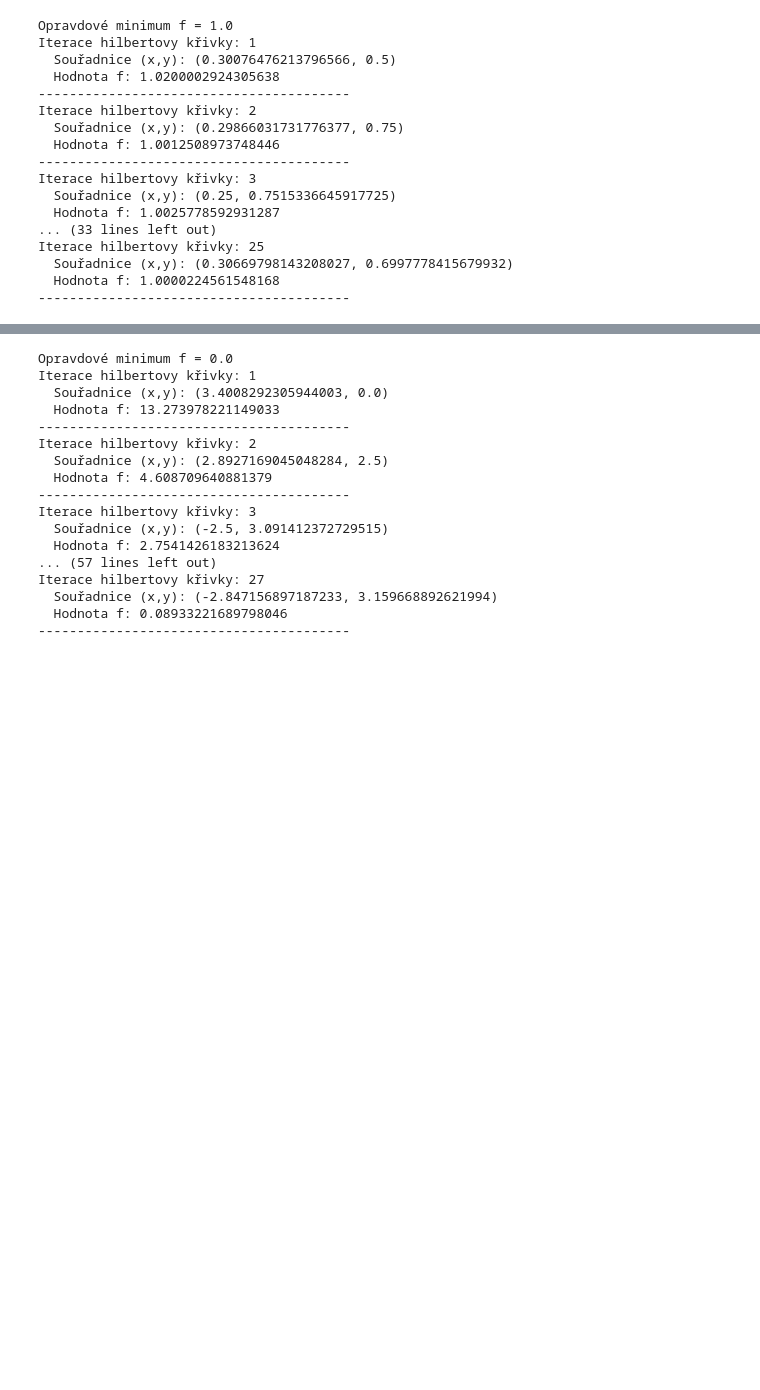
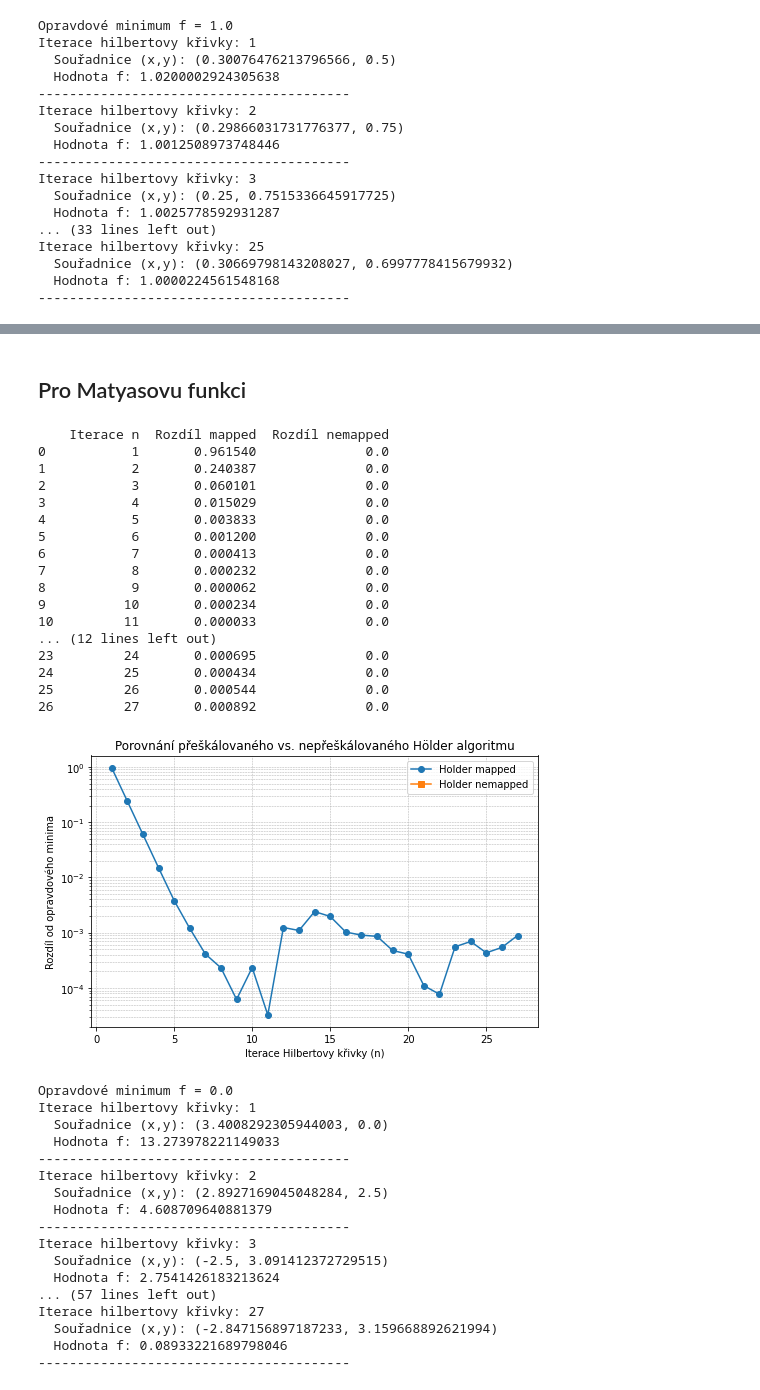
Before and after one commit to NIE0087/BP---prostor-vyplnujici-krivky, a Jupyter notebook: example.ipynb, the cells around one changed output, grey strips where cells are left out. Drawn from its saved outputs; the diff is of its cells as text; code cells hidden in the pictures; blank space fills up the shorter version.

```diff
--- a/example.ipynb
+++ b/example.ipynb
@@ -203,3 +229,32 @@ Iterace hilbertovy křivky: 25
+# %% [markdown]
+## Pro Matyasovu funkci
+# %%
+H = 2 * 1.4142 * 5**(1/2)
+r = 1.1
+eps = 1e-5
+N_vals = [1,2,3,4,5,6,7,8,9,10,11,12,13,14,15,16,17,18,19,20,21,22,23,24,25,26,27]
+max_iter = 200
+
+df = h2d.compare_algorithms(H, r, eps, max_iter,N_vals,-5,5,-5,5,2,0.0)
+# %% [output]
+    Iterace n  Rozdíl mapped  Rozdíl nemapped
+0           1       0.961540              0.0
+1           2       0.240387              0.0
+2           3       0.060101              0.0
+3           4       0.015029              0.0
+4           5       0.003833              0.0
+5           6       0.001200              0.0
+6           7       0.000413              0.0
+7           8       0.000232              0.0
+8           9       0.000062              0.0
+9          10       0.000234              0.0
+10         11       0.000033              0.0
+... (12 lines left out)
+23         24       0.000695              0.0
+24         25       0.000434              0.0
+25         26       0.000544              0.0
+26         27       0.000892              0.0
+[figure, added]
 # %%
 H = 2 * 1.4142 * 5**(1/2)   # Lipschitz/Hölder odhad
 r = 1.1
```
Also changed, not shown: parts of 5 cells of this notebook, 1 other file.
